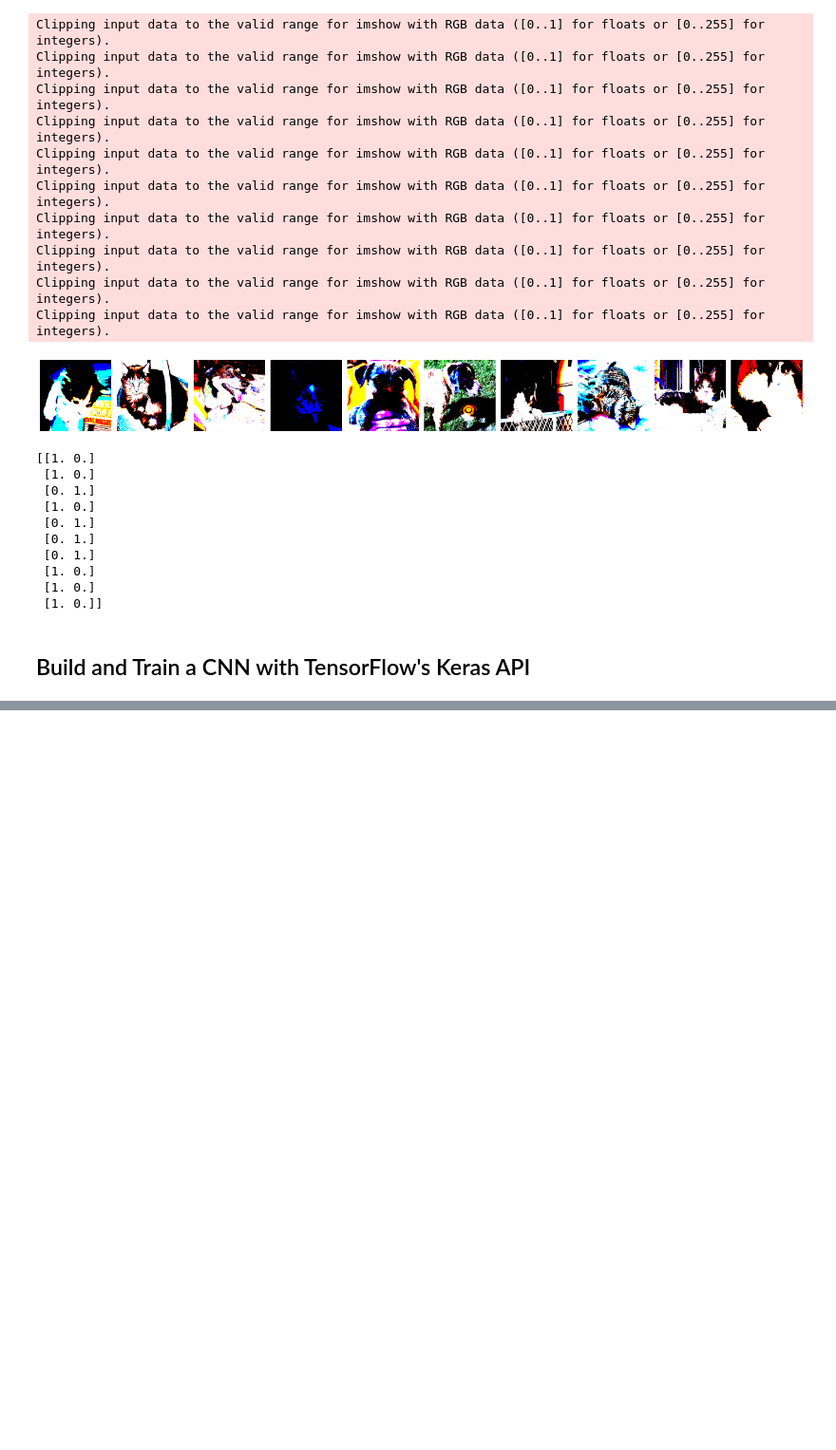
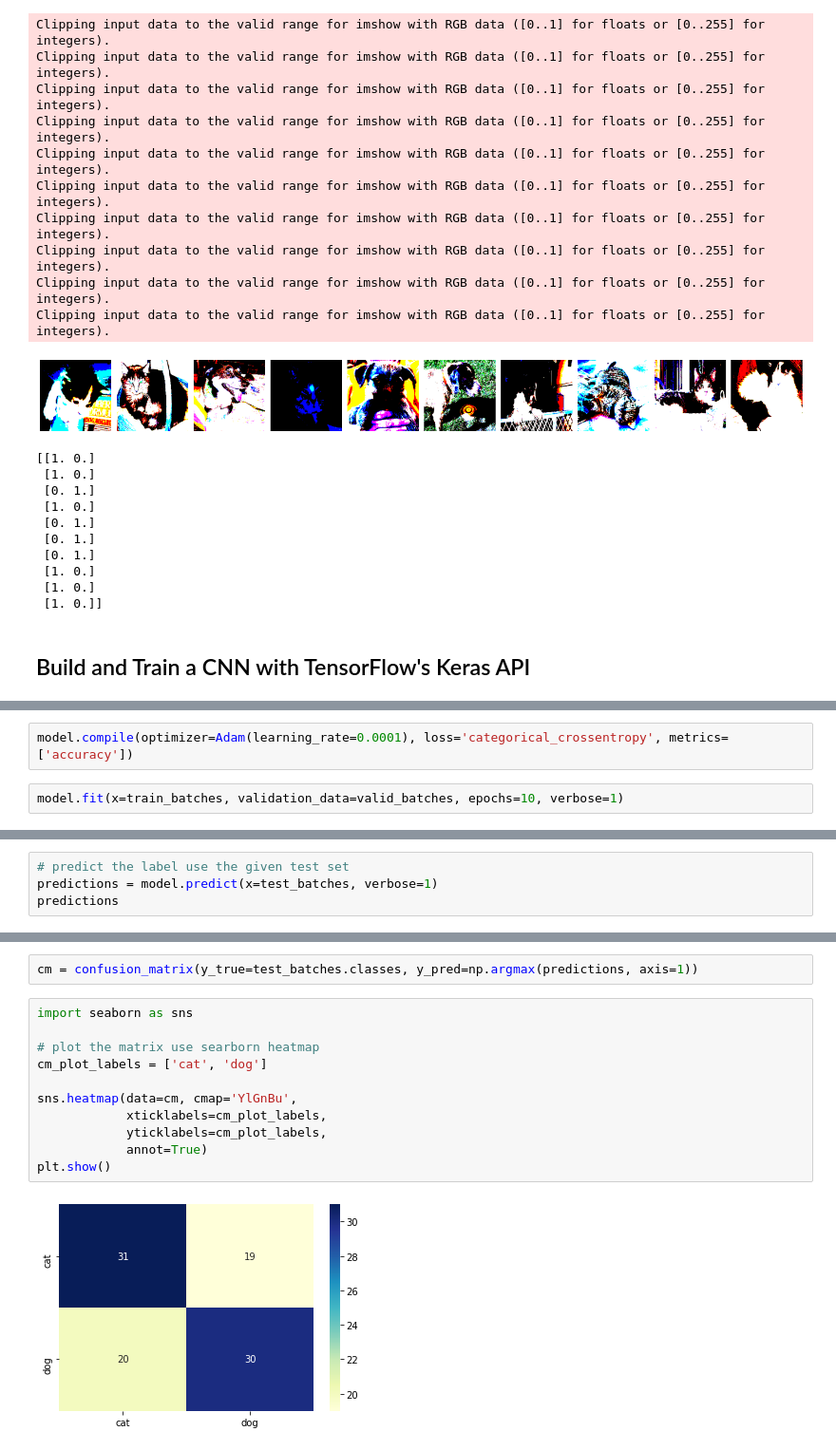
Before and after one commit to rNLKJA/legendary-succotash, a Jupyter notebook: Keras beginner tutorial/Keras with TensorFlow Course - Python Deep Learning and Neural Networks for Beginners.ipynb, the cells around one changed output, grey strips where cells are left out. Shown: that part at 95% size. Saved outputs shown, nothing was run; the diff lists cells and outputs as text; blank space fills up the shorter version.

```diff
--- a/Keras beginner tutorial/Keras with TensorFlow Course - Python Deep Learning and Neural Networks for Beginners.ipynb
+++ b/Keras beginner tutorial/Keras with TensorFlow Course - Python Deep Learning and Neural Networks for Beginners.ipynb
@@ -575,0 +595,4 @@ ValueError: Input 0 of layer conv2d_7 is incompatible with the layer: : expected
+# %%
+model.compile(optimizer=Adam(learning_rate=0.0001), loss='categorical_crossentropy', metrics=['accuracy'])
+# %%
+model.fit(x=train_batches, validation_data=valid_batches, epochs=10, verbose=1)
@@ -575,0 +657,4 @@ ValueError: Input 0 of layer conv2d_7 is incompatible with the layer: : expected
+# %%
+# predict the label use the given test set
+predictions = model.predict(x=test_batches, verbose=1)
+predictions
@@ -575,0 +700,15 @@ ValueError: Input 0 of layer conv2d_7 is incompatible with the layer: : expected
+# %%
+cm = confusion_matrix(y_true=test_batches.classes, y_pred=np.argmax(predictions, axis=1))
+# %%
+import seaborn as sns
+
+# plot the matrix use searborn heatmap
+cm_plot_labels = ['cat', 'dog']
+
+sns.heatmap(data=cm, cmap='YlGnBu',
+            xticklabels=cm_plot_labels,
+            yticklabels=cm_plot_labels,
+            annot=True)
+plt.show()
+# %% [output]
+[figure, added]
```
Also changed, not shown: parts of 7 cells of this notebook.
